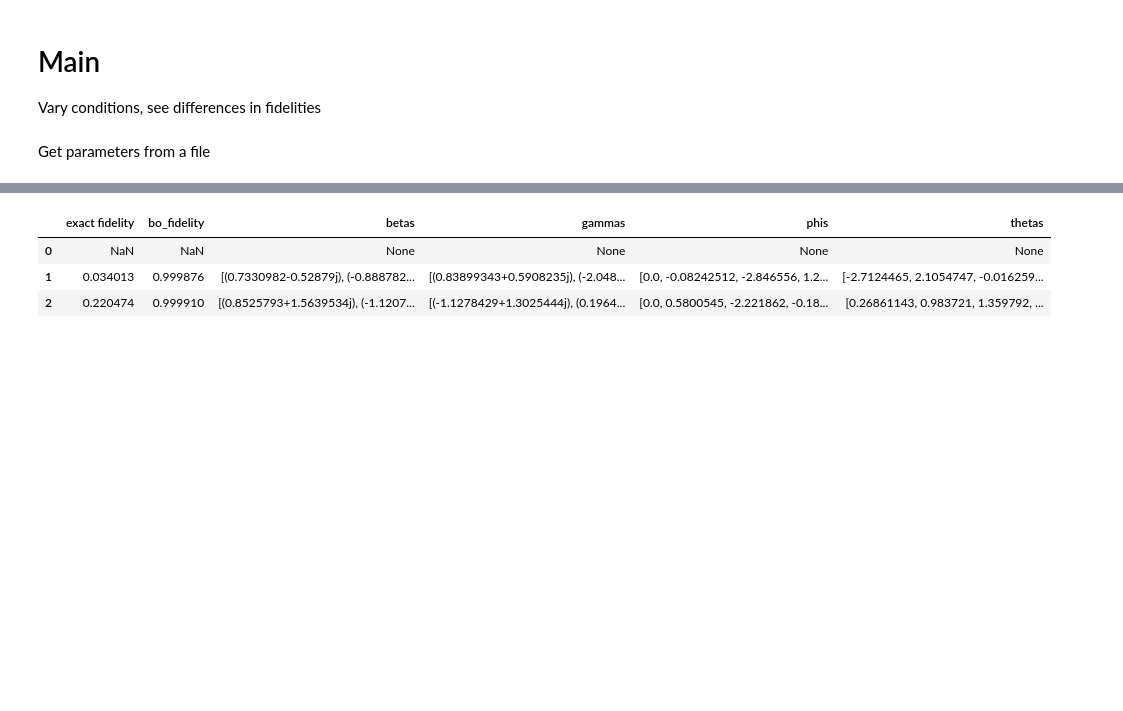
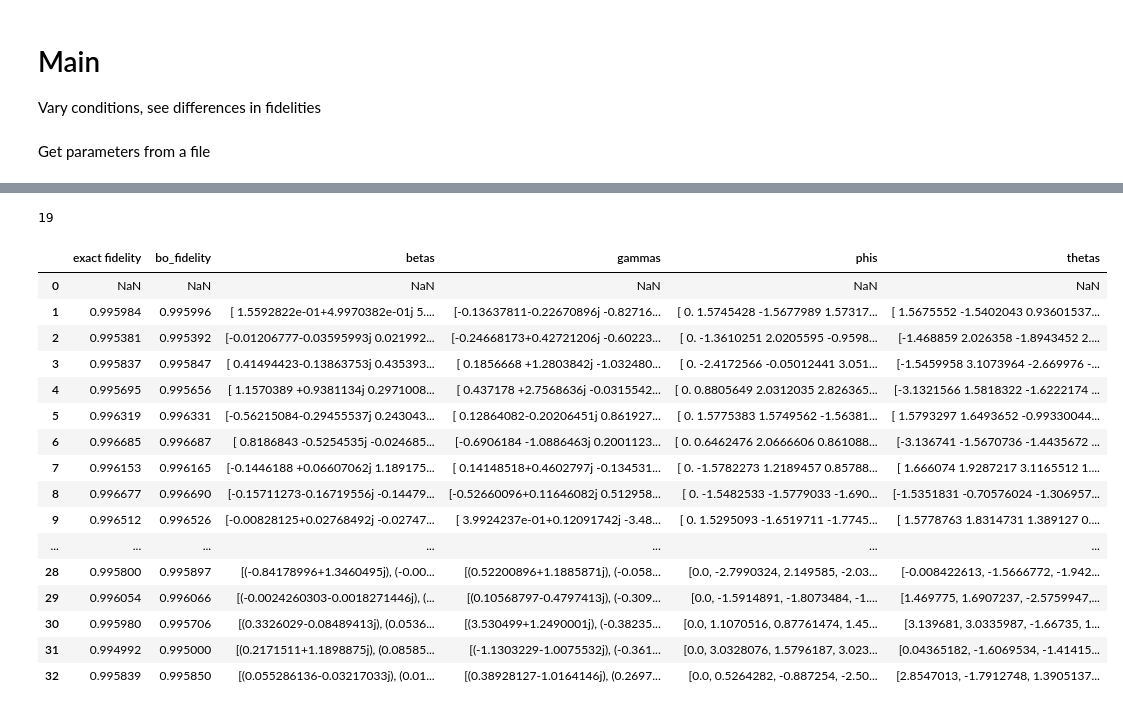
Before and after one commit to EeshGupta/Multimode-Conditional-Displacements, a Jupyter notebook: hpc_runs/two_mode_ecd/parameter_datasets/15 level mode beam splitter 01 10.ipynb, the cells around one changed output, grey strips where cells are left out. Cells and saved outputs as stored; diff of their text form; code cells hidden in the pictures; blank space fills up the shorter version.

```diff
--- a/hpc_runs/two_mode_ecd/parameter_datasets/15 level mode beam splitter 01 10.ipynb
+++ b/hpc_runs/two_mode_ecd/parameter_datasets/15 level mode beam splitter 01 10.ipynb
@@ -36,7 +38,7 @@ device_lib.list_local_devices()
 # %%
 #Modes Truncation
-N1 = 2
-N2 = 2
+N1 = 15
+N2 = 15
 # %% [markdown]
 ### Batch Optimizer
 # %%
@@ -53,11 +55,11 @@ def get_params(n_layers, initial, target):
     #the optimization options
     opt_params = {
     'N_blocks' : n_layers, #circuit depth
-    'N_multistart' : 50, #Batch size (number of circuit optimizations to run in parallel)
+    'N_multistart' : 10, #Batch size (number of circuit optimizations to run in parallel)
     'epochs' : 200, #number of epochs before termination
     'epoch_size' : 20, #number of adam steps per epoch
     'learning_rate' : 0.01, #adam learning rate
-    'term_fid' : 0.999, #terminal fidelitiy
+    'term_fid' : 0.995, #terminal fidelitiy
     'dfid_stop' : 1e-6, #stop if dfid between two epochs is smaller than this number
     'beta_scale' : 3.0, #maximum |beta| for random initialization
     'gamma_scale' : 3.0, #maximum |gamma| for random initialization
@@ -508,3 +510,6 @@ fname = '15_mode_10_layers_01_10_Aug4.csv'
 # gammas = np.asarray([complex(params[2][i], params[3][i]) for i in range(len(params[0]))])
 # phis = params[4]
 # thetas = params[5]
+# %%
+df = pd.read_csv(fname)
+df
@@ -516,7 +536,7 @@ def main(times):
     '''
     Get param, find exact fidelity and store
     '''
-    df = pd.DataFrame([[None, None, None, None, None, None]], columns=['exact fidelity','bo_fidelity', 'betas', 'gammas', 'phis', 'thetas'])
+    df = pd.read_csv(fname)
 
     for i in range(times):
         BO_fid, betas, gammas, phis, thetas = get_params(10, initial, target)
@@ -525,14 +545,29 @@ def main(times):
         df = df.append(df_new, ignore_index = True)
         df.to_csv(fname, index=False)
         clear_output(wait = True)
+        print(i)
     return df
 # %%
-main(2)
+main(20)
 # %% [output]
+19
 |  | exact fidelity | bo_fidelity | betas | gammas | phis | thetas |
-| 0 | NaN | NaN | None | None | None | None |
-| 1 | 0.034013 | 0.999876 | [(0.7330982-0.52879j), (-0.888782... | [(0.83899343+0.5908235j), (-2.048... | [0.0, -0.08242512, -2.846556, 1.2... | [-2.7124465, 2.1054747, -0.016259... |
-| 2 | 0.220474 | 0.999910 | [(0.8525793+1.5639534j), (-1.1207... | [(-1.1278429+1.3025444j), (0.1964... | [0.0, 0.5800545, -2.221862, -0.18... | [0.26861143, 0.983721, 1.359792, ... |
+| 0 | NaN | NaN | NaN | NaN | NaN | NaN |
+| 1 | 0.995984 | 0.995996 | [ 1.5592822e-01+4.9970382e-01j 5.... | [-0.13637811-0.22670896j -0.82716... | [ 0. 1.5745428 -1.5677989 1.57317... | [ 1.5675552 -1.5402043 0.93601537... |
+| 2 | 0.995381 | 0.995392 | [-0.01206777-0.03595993j 0.021992... | [-0.24668173+0.42721206j -0.60223... | [ 0. -1.3610251 2.0205595 -0.9598... | [-1.468859 2.026358 -1.8943452 2.... |
+| 3 | 0.995837 | 0.995847 | [ 0.41494423-0.13863753j 0.435393... | [ 0.1856668 +1.2803842j -1.032480... | [ 0. -2.4172566 -0.05012441 3.051... | [-1.5459958 3.1073964 -2.669976 -... |
+| 4 | 0.995695 | 0.995656 | [ 1.1570389 +0.9381134j 0.2971008... | [ 0.437178 +2.7568636j -0.0315542... | [ 0. 0.8805649 2.0312035 2.826365... | [-3.1321566 1.5818322 -1.6222174 ... |
+| 5 | 0.996319 | 0.996331 | [-0.56215084-0.29455537j 0.243043... | [ 0.12864082-0.20206451j 0.861927... | [ 0. 1.5775383 1.5749562 -1.56381... | [ 1.5793297 1.6493652 -0.99330044... |
+| 6 | 0.996685 | 0.996687 | [ 0.8186843 -0.5254535j -0.024685... | [-0.6906184 -1.0886463j 0.2001123... | [ 0. 0.6462476 2.0666606 0.861088... | [-3.136741 -1.5670736 -1.4435672 ... |
+| 7 | 0.996153 | 0.996165 | [-0.1446188 +0.06607062j 1.189175... | [ 0.14148518+0.4602797j -0.134531... | [ 0. -1.5782273 1.2189457 0.85788... | [ 1.666074 1.9287217 3.1165512 1.... |
+| 8 | 0.996677 | 0.996690 | [-0.15711273-0.16719556j -0.14479... | [-0.52660096+0.11646082j 0.512958... | [ 0. -1.5482533 -1.5779033 -1.690... | [-1.5351831 -0.70576024 -1.306957... |
+| 9 | 0.996512 | 0.996526 | [-0.00828125+0.02768492j -0.02747... | [ 3.9924237e-01+0.12091742j -3.48... | [ 0. 1.5295093 -1.6519711 -1.7745... | [ 1.5778763 1.8314731 1.389127 0.... |
+| ... | ... | ... | ... | ... | ... | ... |
+| 28 | 0.995800 | 0.995897 | [(-0.84178996+1.3460495j), (-0.00... | [(0.52200896+1.1885871j), (-0.058... | [0.0, -2.7990324, 2.149585, -2.03... | [-0.008422613, -1.5666772, -1.942... |
+| 29 | 0.996054 | 0.996066 | [(-0.0024260303-0.0018271446j), (... | [(0.10568797-0.4797413j), (-0.309... | [0.0, -1.5914891, -1.8073484, -1.... | [1.469775, 1.6907237, -2.5759947,... |
+| 30 | 0.995980 | 0.995706 | [(0.3326029-0.08489413j), (0.0536... | [(3.530499+1.2490001j), (-0.38235... | [0.0, 1.1070516, 0.87761474, 1.45... | [3.139681, 3.0335987, -1.66735, 1... |
+| 31 | 0.994992 | 0.995000 | [(0.2171511+1.1898875j), (0.08585... | [(-1.1303229-1.0075532j), (-0.361... | [0.0, 3.0328076, 1.5796187, 3.023... | [0.04365182, -1.6069534, -1.41415... |
+| 32 | 0.995839 | 0.995850 | [(0.055286136-0.03217033j), (0.01... | [(0.38928127-1.0164146j), (0.2697... | [0.0, 0.5264282, -0.887254, -2.50... | [2.8547013, -1.7912748, 1.3905137... |
 # %%
 #BO_fid, betas, gammas, phis, thetas = get_params(3, initial, target)
 # %%
```
Also changed, not shown: parts of 2 cells of this notebook, 2 other files.
